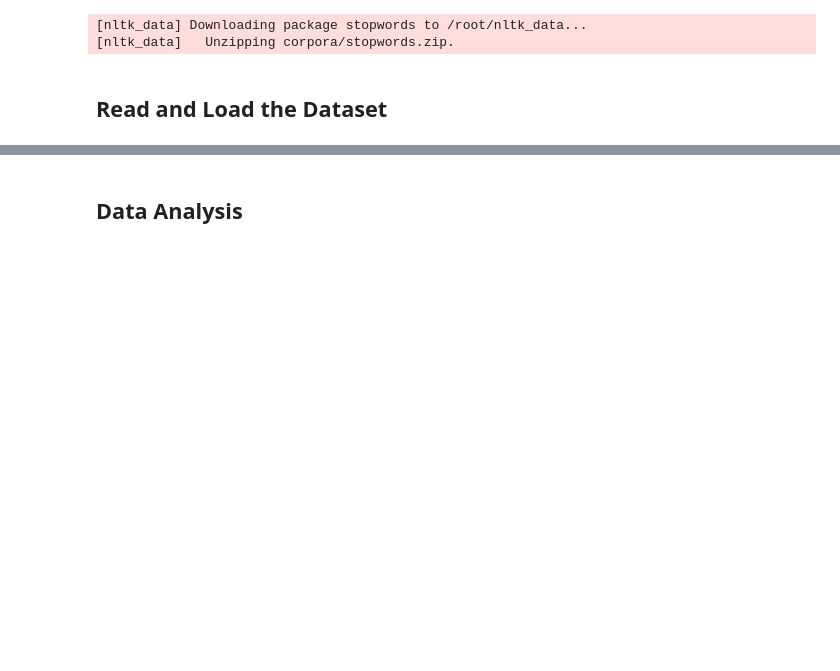
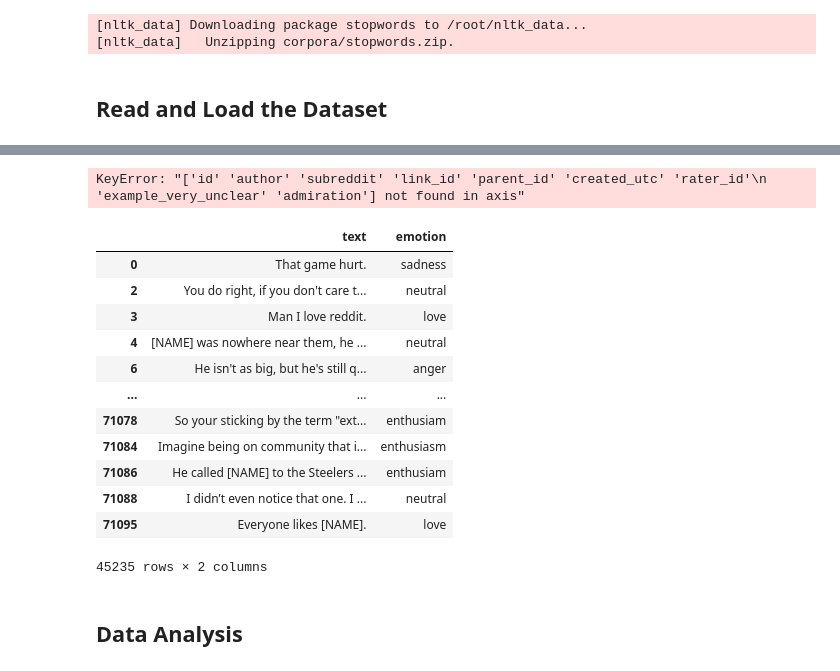
Before and after one commit to Sarahhabbi/EmotionAnalysis, a Jupyter notebook: src/notebook.ipynb, the cells around one changed output, grey strips where cells are left out. Cells and saved outputs as stored; diff of their text form; code cells hidden in the pictures; blank space fills up the shorter version.

Commit message:
go emotion preprocessing to merge

```diff
--- a/src/notebook.ipynb
+++ b/src/notebook.ipynb
@@ -36,0 +59,11 @@ df = pd.read_csv('/work/EmotionAnalysis/tweet_emotions.csv')
+# %%
+df1 = pd.read_csv('../data/goemotions_1.csv')
+df2 = pd.read_csv('../data/goemotions_2.csv')
+df3 = pd.read_csv('../data/goemotions_3.csv')
+# %%
+columns_to_drop = ['id', 'author', 'subreddit', 'link_id', 'parent_id', 'created_utc', 'rater_id', 'example_very_unclear', 'admiration']
+df1 = df1.drop(columns_to_drop, axis=1)
+df2 = df2.drop(columns_to_drop, axis=1)
+df3 = df3.drop(columns_to_drop, axis=1)
+# %% [output]
+KeyError: "['id' 'author' 'subreddit' 'link_id' 'parent_id' 'created_utc' 'rater_id'\n 'example_very_unclear' 'admiration'] not found in axis"
@@ -37,3 +110,32 @@ df = pd.read_csv('/work/EmotionAnalysis/tweet_emotions.csv')
+# %%
+# joining the 3 files and remove duplicates
+join_df = pd.concat([df1,df2, df3], axis=0)
+join_df = join_df.drop_duplicates(["text"])
+
+# adding column with emotion in text
+emotion_df = join_df.apply(lambda row: label_emotion(row), axis=1)
+join_df["emotion"] = emotion_df
+# %%
+# droping all columns with 0 or 1
+columns_to_drop = ['amusement','anger','annoyance', 'approval', 'caring', 'confusion', 'curiosity', 'desire', 'disappointment', 'disapproval','disgust', 'embarrassment', 'excitement', 'fear', 'gratitude', 'grief','joy', 'love', 'nervousness', 'optimism', 'pride', 'realization','relief', 'remorse', 'sadness', 'surprise', 'neutral']
+join_df = join_df.drop(columns_to_drop, axis=1)
+# %%
+join_df = join_df.dropna()
+join_df.to_csv(path_or_buf = "../data/goemotion.csv", header = True)
+# %% [output]
+|  | text | emotion |
+| 0 | That game hurt. | sadness |
+| 2 | You do right, if you don't care t... | neutral |
+| 3 | Man I love reddit. | love |
+| 4 | [NAME] was nowhere near them, he ... | neutral |
+| 6 | He isn't as big, but he's still q... | anger |
+| ... | ... | ... |
+| 71078 | So your sticking by the term "ext... | enthusiam |
+| 71084 | Imagine being on community that i... | enthusiasm |
+| 71086 | He called [NAME] to the Steelers ... | enthusiam |
+| 71088 | I didn’t even notice that one. I ... | neutral |
+| 71095 | Everyone likes [NAME]. | love |
+45235 rows × 2 columns
 # %% [markdown]
 ## Data Analysis
 # %%
```
Also changed, not shown: parts of 7 cells of this notebook, 4 other files.
